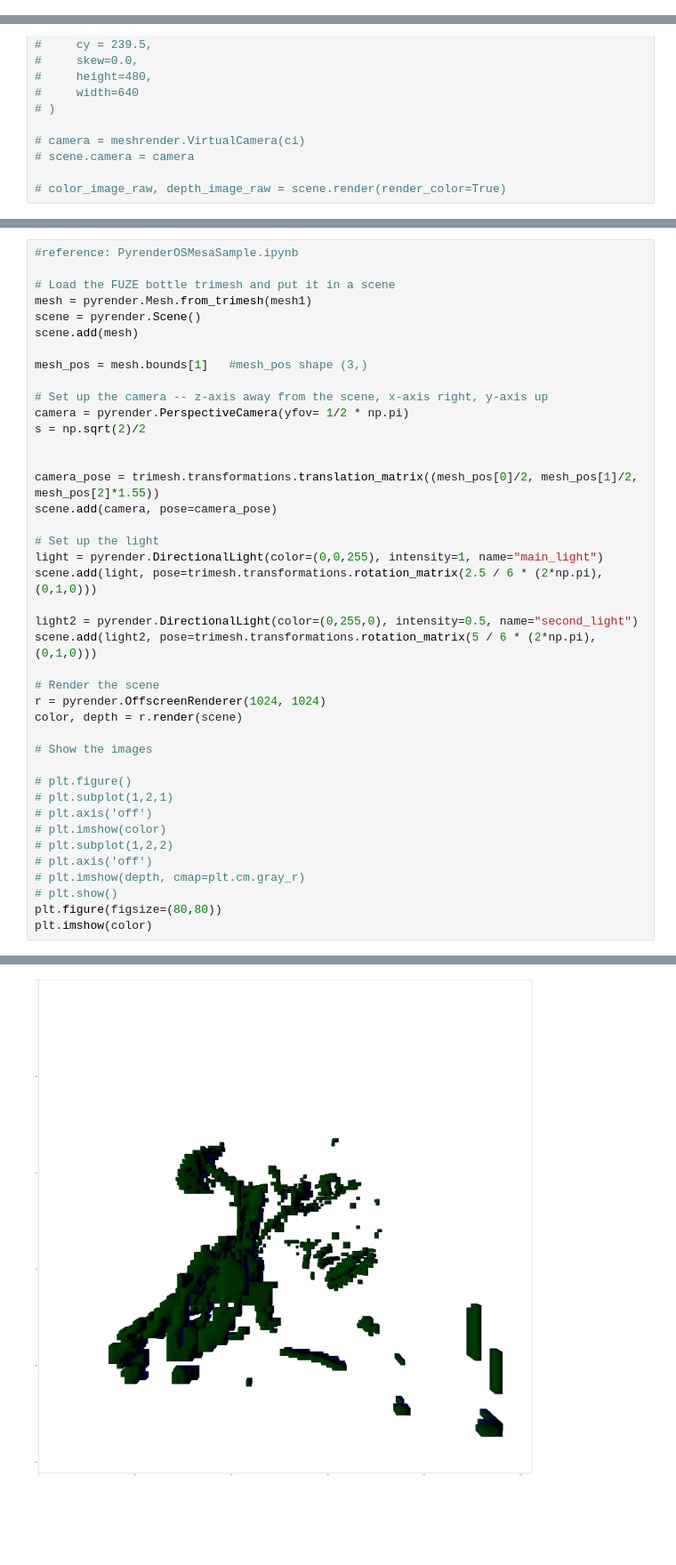
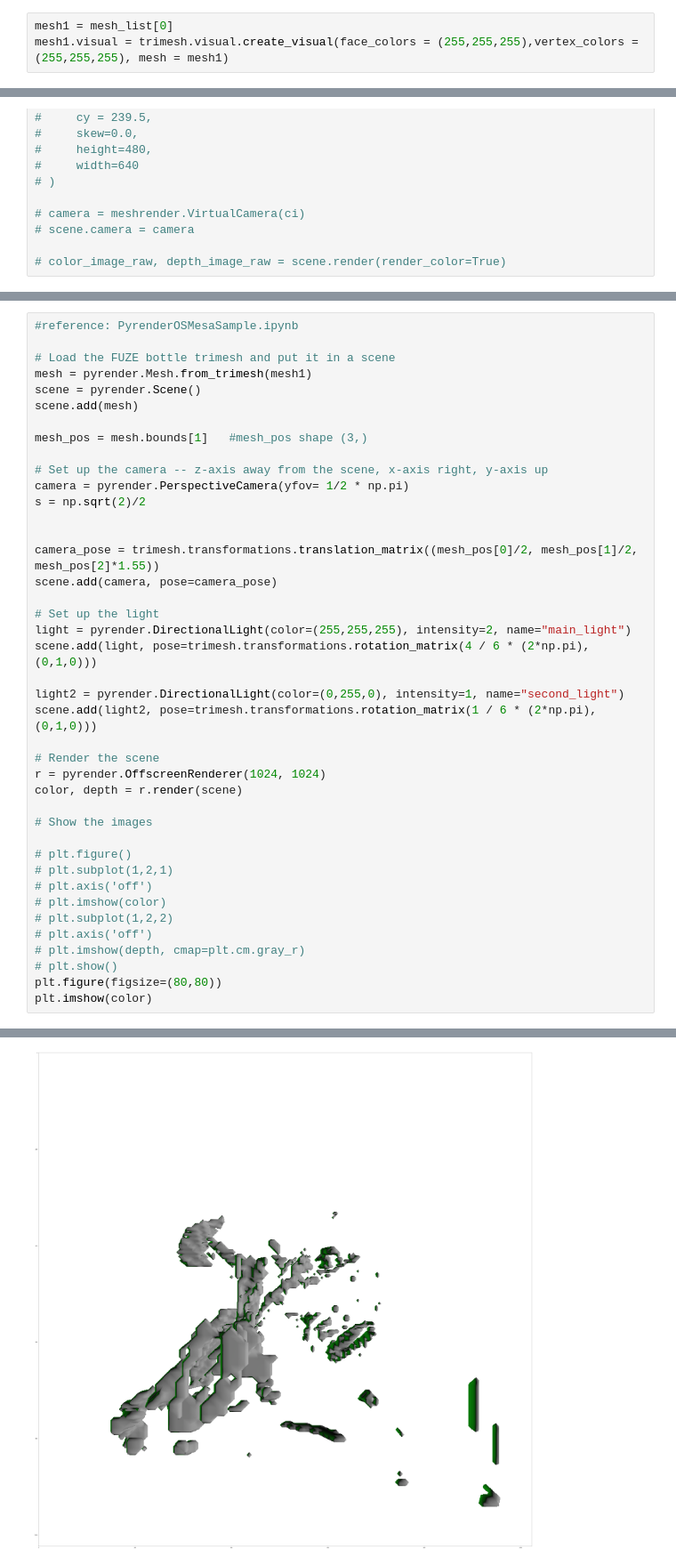
Before and after one commit to buganart/BUGAN, a Jupyter notebook: script_GAN_testing.ipynb, the cells around one changed output, grey strips where cells are left out. Shown at 89% size. Cells and saved outputs as stored; diff of their text form; blank space fills up the shorter version.

Commit message:
fixed texture for mesh marching_cubes

```diff
--- a/script_GAN_testing.ipynb
+++ b/script_GAN_testing.ipynb
@@ -435,3 +432,6 @@ mesh1 = vox.as_boxes()
+# %%
+mesh1 = mesh_list[0]
+mesh1.visual = trimesh.visual.create_visual(face_colors = (255,255,255),vertex_colors = (255,255,255), mesh = mesh1)
 # %%
 # import meshrender
 # from perception import CameraIntrinsics
@@ -475,35 +475,35 @@ mesh_pos = mesh.bounds[1]   #mesh_pos shape (3,)
 
 # Set up the camera -- z-axis away from the scene, x-axis right, y-axis up
 camera = pyrender.PerspectiveCamera(yfov= 1/2 * np.pi)
 s = np.sqrt(2)/2
 
 
 camera_pose = trimesh.transformations.translation_matrix((mesh_pos[0]/2, mesh_pos[1]/2,  mesh_pos[2]*1.55))
 scene.add(camera, pose=camera_pose)
 
 # Set up the light
-light = pyrender.DirectionalLight(color=(0,0,255), intensity=1, name="main_light")
-scene.add(light, pose=trimesh.transformations.rotation_matrix(2.5 / 6 * (2*np.pi), (0,1,0)))
+light = pyrender.DirectionalLight(color=(255,255,255), intensity=2, name="main_light")
+scene.add(light, pose=trimesh.transformations.rotation_matrix(4 / 6 * (2*np.pi), (0,1,0)))
 
-light2 = pyrender.DirectionalLight(color=(0,255,0), intensity=0.5, name="second_light")
-scene.add(light2, pose=trimesh.transformations.rotation_matrix(5 / 6 * (2*np.pi), (0,1,0)))
+light2 = pyrender.DirectionalLight(color=(0,255,0), intensity=1, name="second_light")
+scene.add(light2, pose=trimesh.transformations.rotation_matrix(1 / 6 * (2*np.pi), (0,1,0)))
 
 # Render the scene
 r = pyrender.OffscreenRenderer(1024, 1024)
 color, depth = r.render(scene)
 
 # Show the images
 
 # plt.figure()
 # plt.subplot(1,2,1)
 # plt.axis('off')
 # plt.imshow(color)
 # plt.subplot(1,2,2)
 # plt.axis('off')
 # plt.imshow(depth, cmap=plt.cm.gray_r)
 # plt.show()
 plt.figure(figsize=(80,80))
 plt.imshow(color)
 # %% [output]
 <matplotlib.image.AxesImage at 0x...>
-[figure, old version]
+[figure, new version]
```
Also changed, not shown: parts of 1 cell of this notebook.
